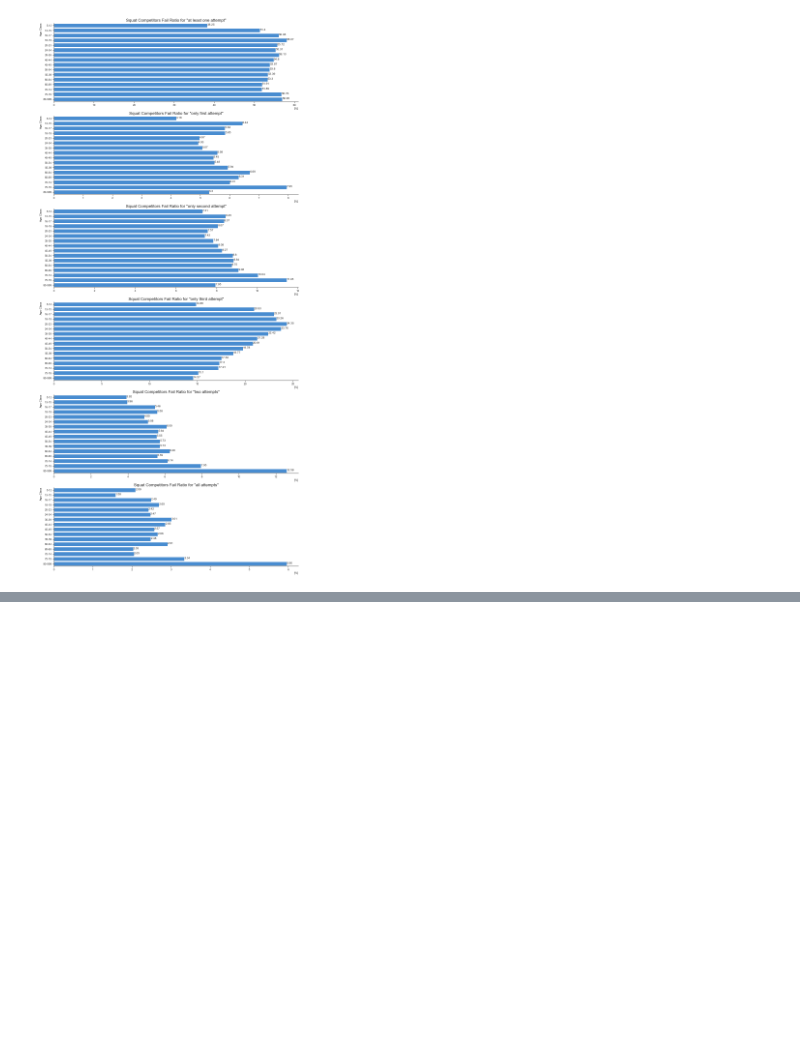
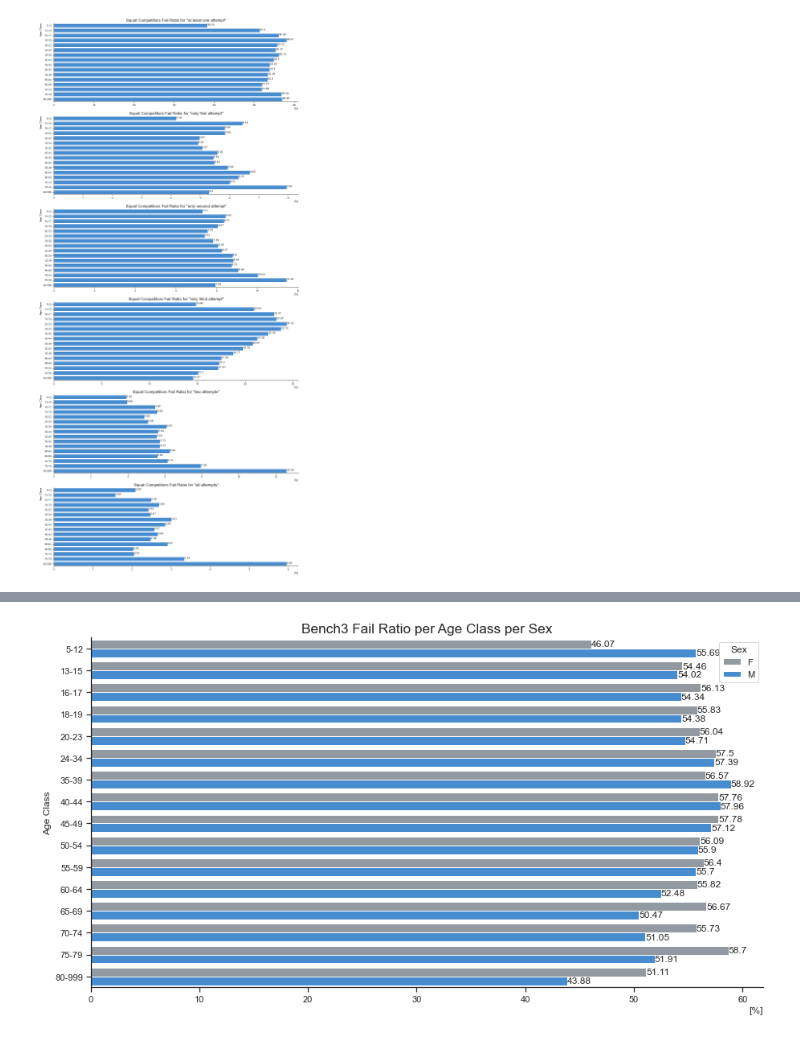
Before and after one commit to TBSDA/Data_Visualization, a Jupyter notebook: Powerlifting/Open_Powerlifting_Data_Visualization.ipynb, the cells around one changed output, grey strips where cells are left out. Saved outputs shown, nothing was run; the diff lists cells and outputs as text; code cells hidden in the pictures; blank space fills up the shorter version.

```diff
--- a/Powerlifting/Open_Powerlifting_Data_Visualization.ipynb
+++ b/Powerlifting/Open_Powerlifting_Data_Visualization.ipynb
@@ -1676,0 +1693,21 @@ plot_competitor_ageclass_fail_ratio(squats_df, squats)
+# %%
+def get_fail_attempts_for_ageclass_v2(df, lifts, split=None):
+    ''' For the split at the moment only "Sex" and None can be used '''
+    add_cols = [*additional_f[:-1], 'AgeClass']
+    ageclass_failures = df[df[lifts] < 0]
+    ageclass_failures[add_cols] = df[add_cols]
+    ageclass_attempts = df[df[lifts].notna()]
+    ageclass_attempts[add_cols] = df[add_cols]
+    if not split:
+        ageclass_failures = ageclass_failures.groupby('AgeClass').count()
+        ageclass_attempts = ageclass_attempts.groupby('AgeClass').count()
+    elif split == 'Sex':
+        ageclass_failures = ageclass_failures.groupby(['AgeClass', 'Sex']).count()
+        ageclass_attempts = ageclass_attempts.groupby(['AgeClass', 'Sex']).count()
+    else:
+        return 'Ups, wrong split string'
+    return ageclass_failures, ageclass_attempts
+# %%
+ageclass_failures2, ageclass_attempts2 = get_fail_attempts_for_ageclass_v2(df, three_lifts, split='Sex')
+# %%
+fail_ageclass_df2 = get_failure_stats_for_ageclass_v2(ageclass_failures2, ageclass_attempts2, three_lifts, split='Sex')
@@ -1676,0 +1735,20 @@ plot_competitor_ageclass_fail_ratio(squats_df, squats)
+# %%
+def show_ageclass_lift_fail_ratio_v2(df, lift, split=None):
+    lift_name = lift[:-2]
+    plt.figure(figsize=(15, 8))
+    if not split:
+        plt.title(f'{lift_name} Fail Ratio per Age Class', size='x-large')
+        ax = sns.barplot(x=df[lift], y=df.index, color='#318ce7')
+        ax.bar_label(ax.containers[0]) # New in matplotlib 3.4.0
+    elif split == 'Sex':
+        df_r = df.reset_index()
+        plt.title(f'{lift_name} Fail Ratio per Age Class per Sex', size='x-large')
+        ax = sns.barplot(x=df_r[lift], y=df_r['AgeClass'], hue=df_r['Sex'], palette={'F': '#9099A2', 'M': '#318ce7'})
+        for c in ax.containers: # New in matplotlib 3.4.0
+            ax.bar_label(c)
+    plt.xlabel('[%]', loc='right', rotation=0)
+    plt.ylabel('Age Class')
+# %%
+show_ageclass_lift_fail_ratio_v2(fail_ageclass_df2, benchs[2], split='Sex') # squats, benchs, dlifts
+# %% [output]
+[figure, added]
```
Also changed, not shown: parts of 14 cells of this notebook.
